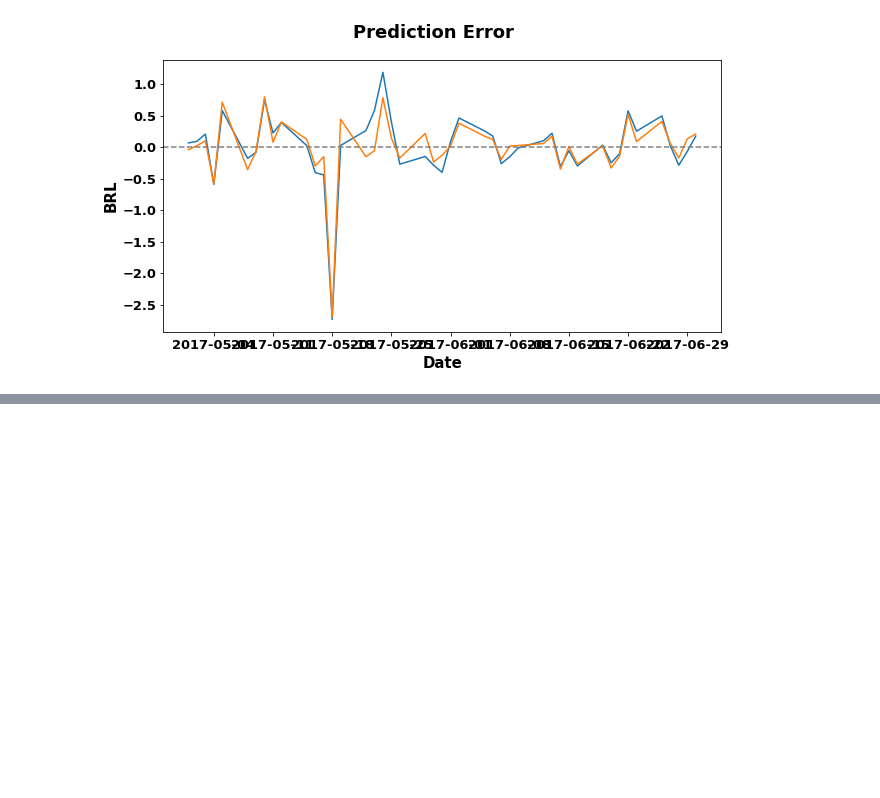
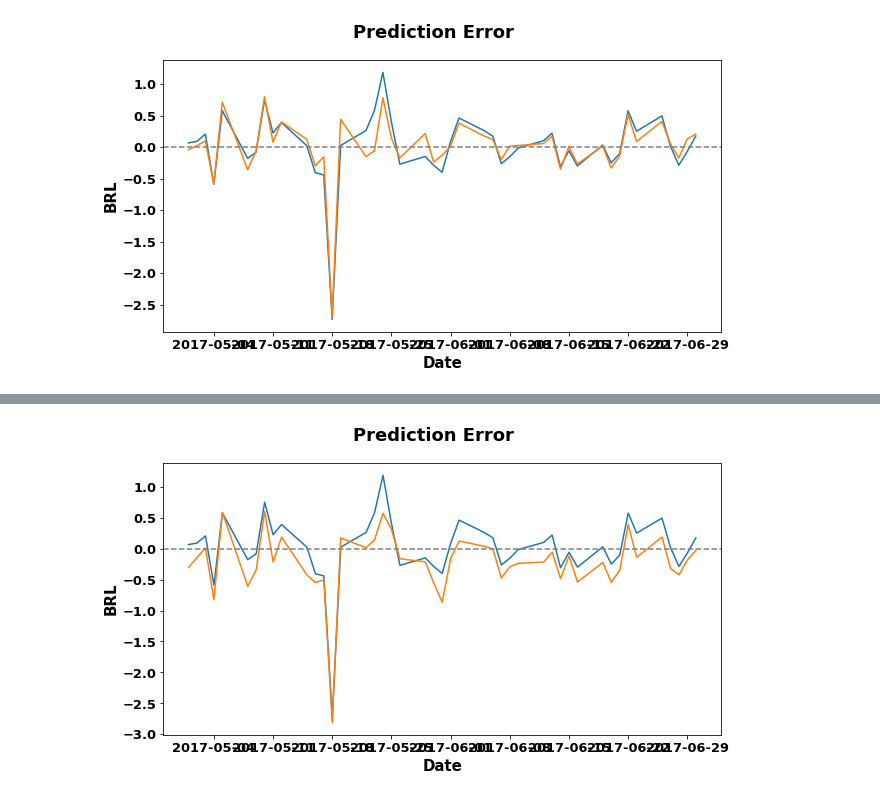
Before and after one commit to danilofrp/neural-stocks, a Jupyter notebook: notebooks/MLP.ipynb, the cells around one changed output, grey strips where cells are left out. Saved outputs shown, nothing was run; the diff lists cells and outputs as text; code cells hidden in the pictures; blank space fills up the shorter version.

```diff
--- a/notebooks/MLP.ipynb
+++ b/notebooks/MLP.ipynb
@@ -532,0 +632,7 @@ plotSeries([df['PETR4_Close_resid'], (df['PETR4_Close_resid'] - predictionsSimpl
+# %%
+plotSeries([df['PETR4_Close_resid'], (df['PETR4_Close_resid'] - predictionsSimpleStdSeries)],
+           plotZeroLine = True,
+           initialPlotDate = '2017-05', finalPlotDate = '2017-06',
+           title = 'Prediction Error', ylabel = 'BRL')
+# %% [output]
+[figure, added]
```
Also changed, not shown: parts of 7 cells of this notebook.
